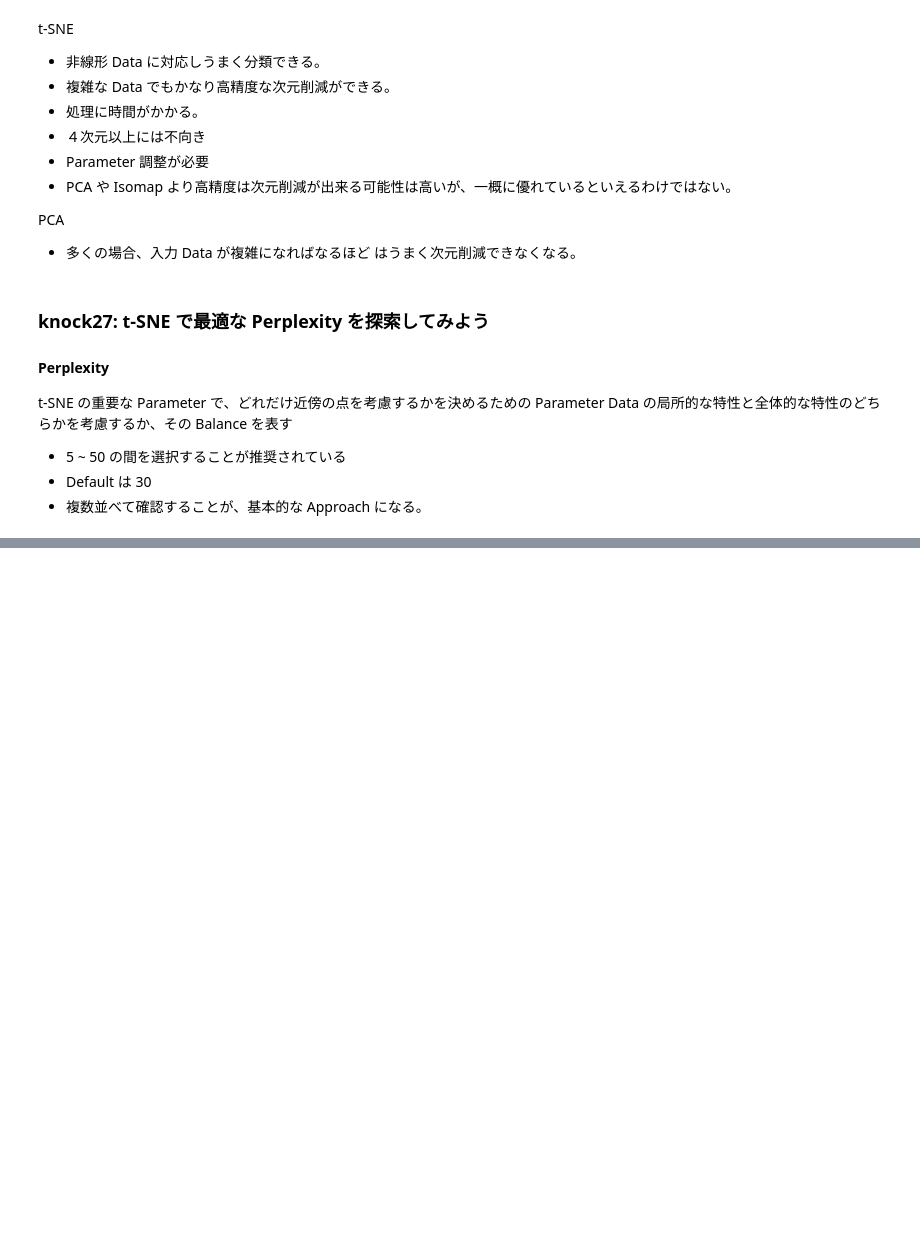
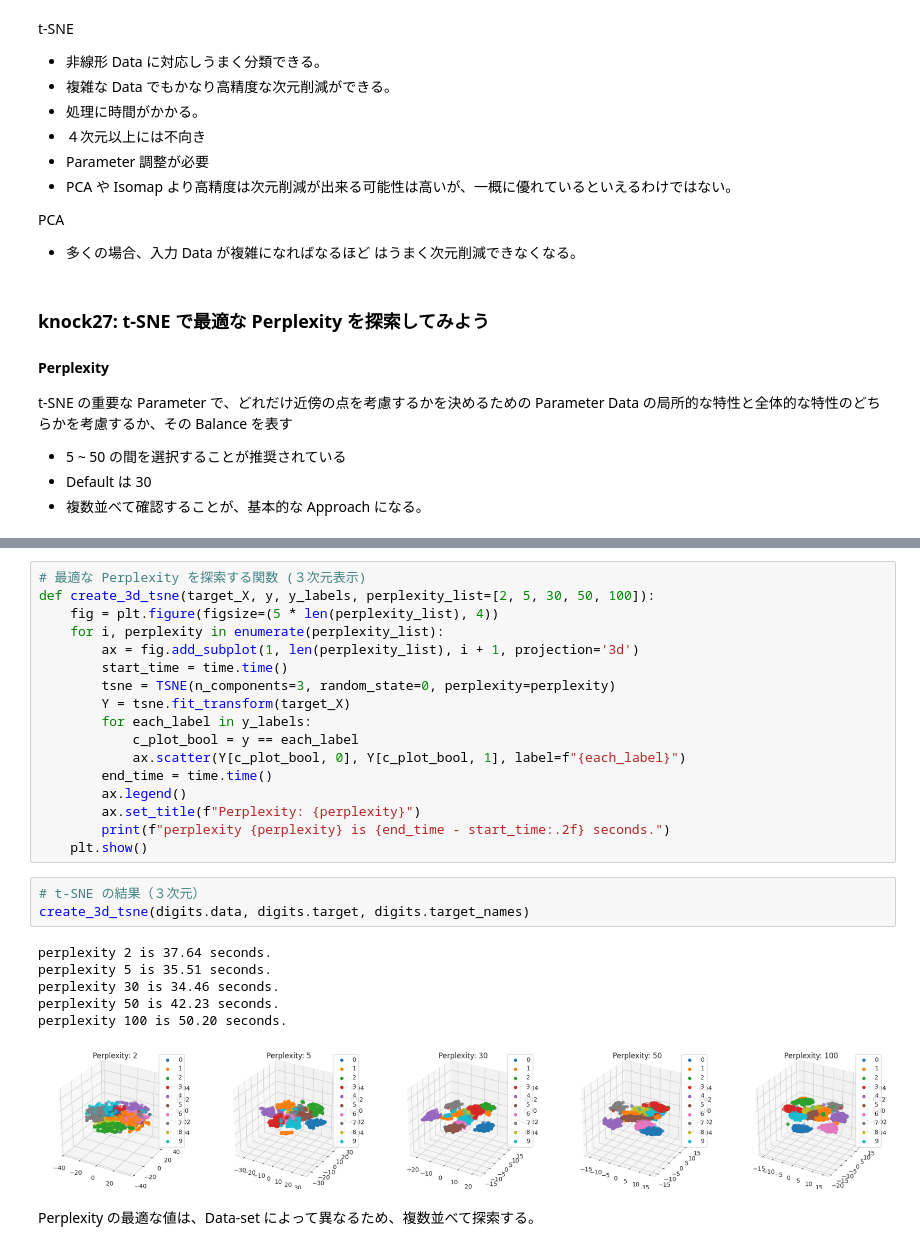
Before and after one commit to 1024xx4/ai_model_building_100, a Jupyter notebook: section03/section03.ipynb, the cells around one changed output, grey strips where cells are left out. Drawn from its saved outputs; the diff is of its cells as text; blank space fills up the shorter version.

```diff
--- a/section03/section03.ipynb
+++ b/section03/section03.ipynb
@@ -441,0 +468,29 @@ import time
+# %%
+# 最適な Perplexity を探索する関数 (３次元表示)
+def create_3d_tsne(target_X, y, y_labels, perplexity_list=[2, 5, 30, 50, 100]):
+    fig = plt.figure(figsize=(5 * len(perplexity_list), 4))
+    for i, perplexity in enumerate(perplexity_list):
+        ax = fig.add_subplot(1, len(perplexity_list), i + 1, projection='3d')
+        start_time = time.time()
+        tsne = TSNE(n_components=3, random_state=0, perplexity=perplexity)
+        Y = tsne.fit_transform(target_X)
+        for each_label in y_labels:
+            c_plot_bool = y == each_label
+            ax.scatter(Y[c_plot_bool, 0], Y[c_plot_bool, 1], label=f"{each_label}")
+        end_time = time.time()
+        ax.legend()
+        ax.set_title(f"Perplexity: {perplexity}")
+        print(f"perplexity {perplexity} is {end_time - start_time:.2f} seconds.")
+    plt.show()
+# %%
+# t-SNE の結果（３次元）
+create_3d_tsne(digits.data, digits.target, digits.target_names)
+# %% [output]
+perplexity 2 is 37.64 seconds.
+perplexity 5 is 35.51 seconds.
+perplexity 30 is 34.46 seconds.
+perplexity 50 is 42.23 seconds.
+perplexity 100 is 50.20 seconds.
+[figure, added]
+# %% [markdown]
+Perplexity の最適な値は、Data-set によって異なるため、複数並べて探索する。
```
Also changed, not shown: parts of 3 cells of this notebook.
